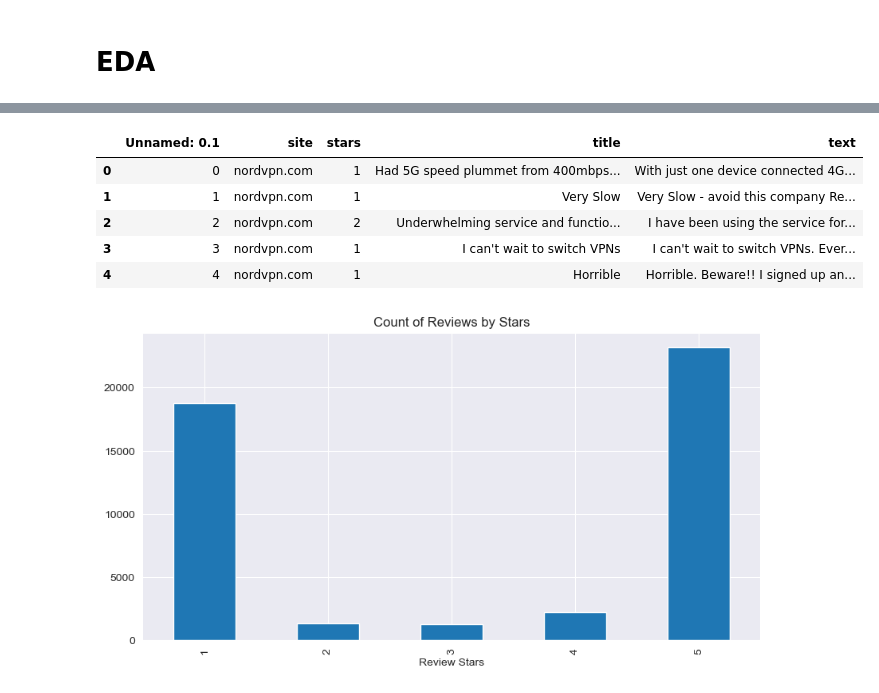
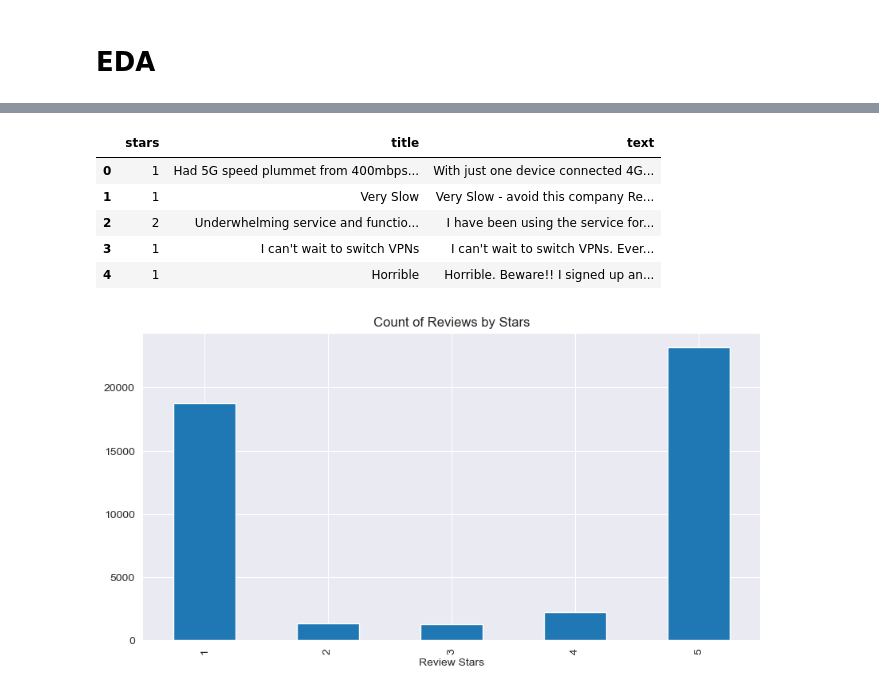
Before and after one commit to DanielEdlich/unternehmenssoftware, a Jupyter notebook: data_preparation_sentiment_analysis.ipynb, the cells around one changed output, grey strips where cells are left out. Cells and saved outputs as stored; diff of their text form; code cells hidden in the pictures.

```diff
--- a/data_preparation_sentiment_analysis.ipynb
+++ b/data_preparation_sentiment_analysis.ipynb
@@ -93,13 +89,13 @@ msno.matrix(data)
 # %%
-data.drop(['Unnamed: 0', 'date', 'location'], inplace=True, axis=1)
+data.drop(['site' ,'date', 'location'], inplace=True, axis=1)
 data.head()
 # %% [output]
-|  | Unnamed: 0.1 | site | stars | title | text |
-| 0 | 0 | nordvpn.com | 1 | Had 5G speed plummet from 400mbps... | With just one device connected 4G... |
-| 1 | 1 | nordvpn.com | 1 | Very Slow | Very Slow - avoid this company Re... |
-| 2 | 2 | nordvpn.com | 2 | Underwhelming service and functio... | I have been using the service for... |
-| 3 | 3 | nordvpn.com | 1 | I can't wait to switch VPNs | I can't wait to switch VPNs. Ever... |
-| 4 | 4 | nordvpn.com | 1 | Horrible | Horrible. Beware!! I signed up an... |
+|  | stars | title | text |
+| 0 | 1 | Had 5G speed plummet from 400mbps... | With just one device connected 4G... |
+| 1 | 1 | Very Slow | Very Slow - avoid this company Re... |
+| 2 | 2 | Underwhelming service and functio... | I have been using the service for... |
+| 3 | 1 | I can't wait to switch VPNs | I can't wait to switch VPNs. Ever... |
+| 4 | 1 | Horrible | Horrible. Beware!! I signed up an... |
 # %%
 ax = data['stars'].value_counts().sort_index() \
     .plot(kind='bar',
```
Also changed, not shown: parts of 13 cells of this notebook, 3 other files.
